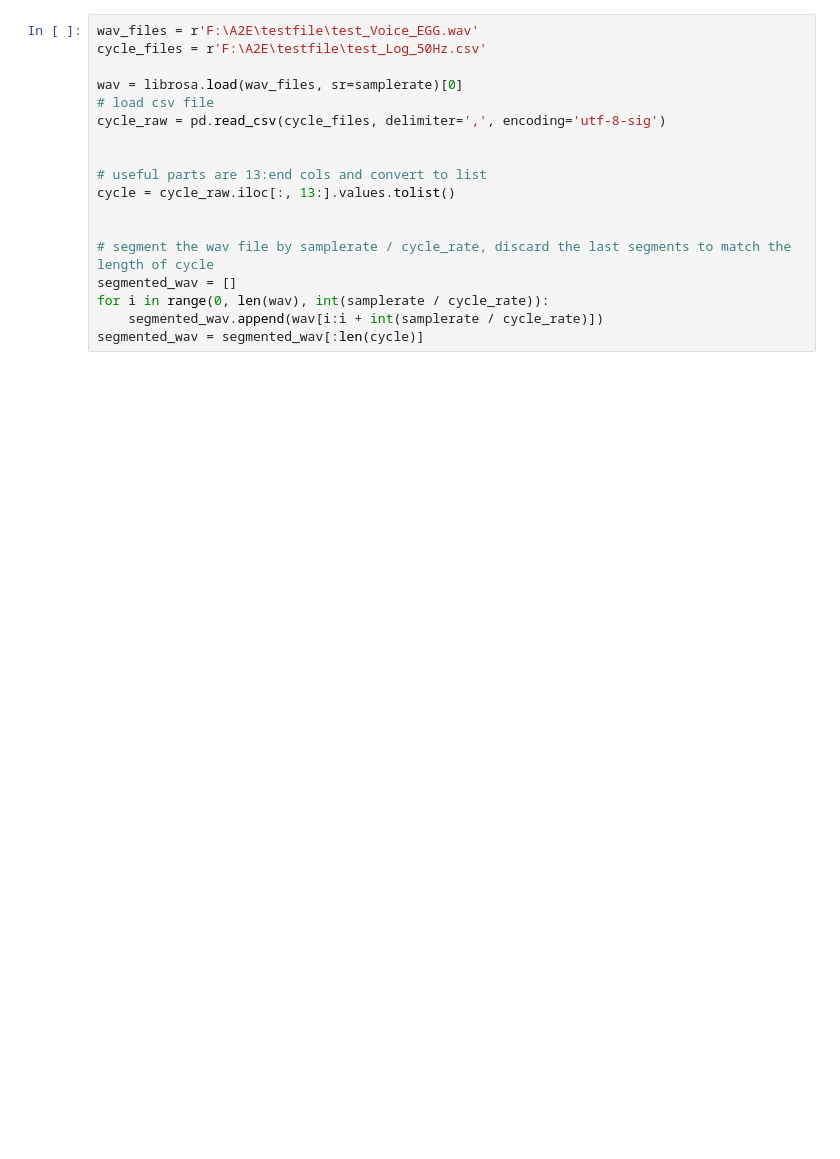
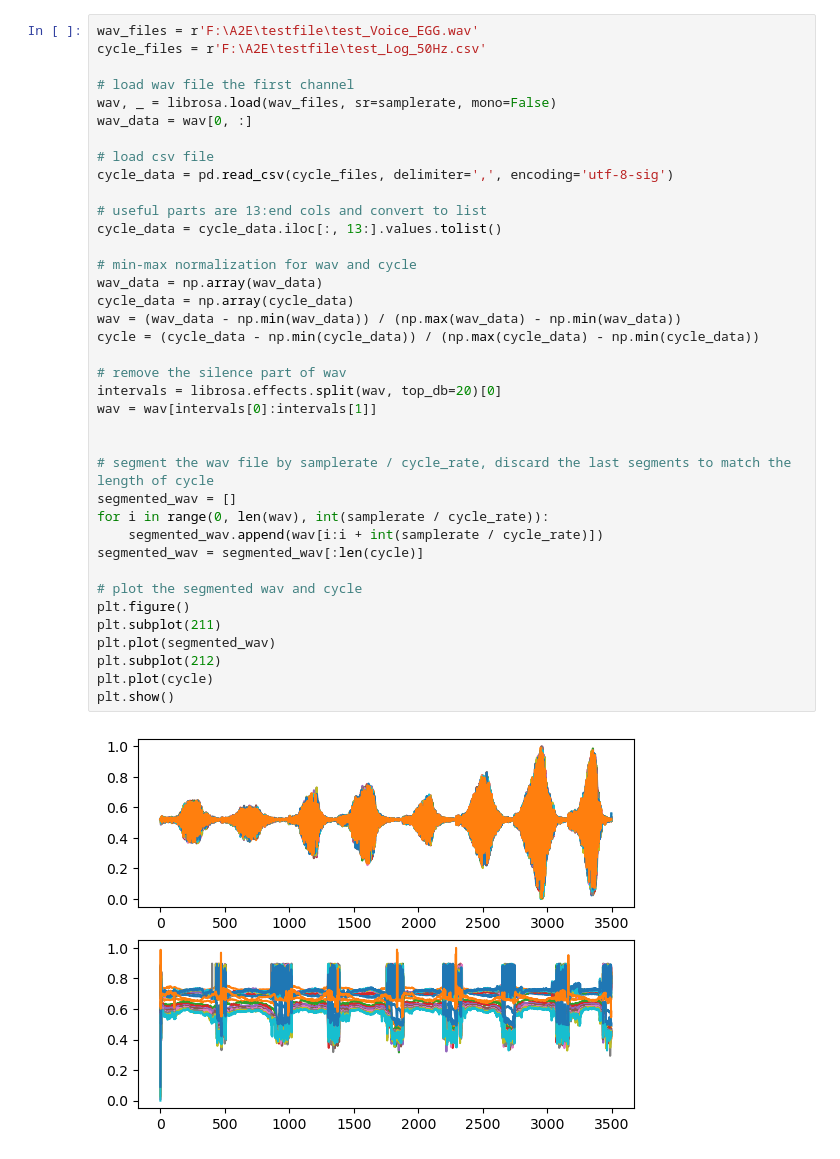
Before and after one commit to ChuanCh/A2E, a Jupyter notebook: Fourier Descriptor.ipynb, the cells around one changed output. Cells and saved outputs as stored; diff of their text form; blank space fills up the shorter version.

```diff
--- a/Fourier Descriptor.ipynb
+++ b/Fourier Descriptor.ipynb
@@ -30,21 +29,43 @@ child_directory = r'F:\A2E\children-trimmed'
 # %%
 wav_files = r'F:\A2E\testfile\test_Voice_EGG.wav'
 cycle_files = r'F:\A2E\testfile\test_Log_50Hz.csv'
 
-wav = librosa.load(wav_files, sr=samplerate)[0]
+# load wav file the first channel
+wav, _ = librosa.load(wav_files, sr=samplerate, mono=False)
+wav_data = wav[0, :]
+
 # load csv file
-cycle_raw = pd.read_csv(cycle_files, delimiter=',', encoding='utf-8-sig')
-
+cycle_data = pd.read_csv(cycle_files, delimiter=',', encoding='utf-8-sig')
 
 # useful parts are 13:end cols and convert to list
-cycle = cycle_raw.iloc[:, 13:].values.tolist()
+cycle_data = cycle_data.iloc[:, 13:].values.tolist()
+
+# min-max normalization for wav and cycle
+wav_data = np.array(wav_data)
+cycle_data = np.array(cycle_data)
+wav = (wav_data - np.min(wav_data)) / (np.max(wav_data) - np.min(wav_data))
+cycle = (cycle_data - np.min(cycle_data)) / (np.max(cycle_data) - np.min(cycle_data))
+
+# remove the silence part of wav
+intervals = librosa.effects.split(wav, top_db=20)[0]
+wav = wav[intervals[0]:intervals[1]]
 
 
 # segment the wav file by samplerate / cycle_rate, discard the last segments to match the length of cycle
 segmented_wav = []
 for i in range(0, len(wav), int(samplerate / cycle_rate)):
     segmented_wav.append(wav[i:i + int(samplerate / cycle_rate)])
 segmented_wav = segmented_wav[:len(cycle)]
+
+# plot the segmented wav and cycle
+plt.figure()
+plt.subplot(211)
+plt.plot(segmented_wav)
+plt.subplot(212)
+plt.plot(cycle)
+plt.show()
+# %% [output]
+[figure, added]
 # %%
 class VoiceDataset(Dataset):
     def __init__(self, wav, cycle):
```
Also changed, not shown: parts of 5 cells of this notebook, 1 other file.
